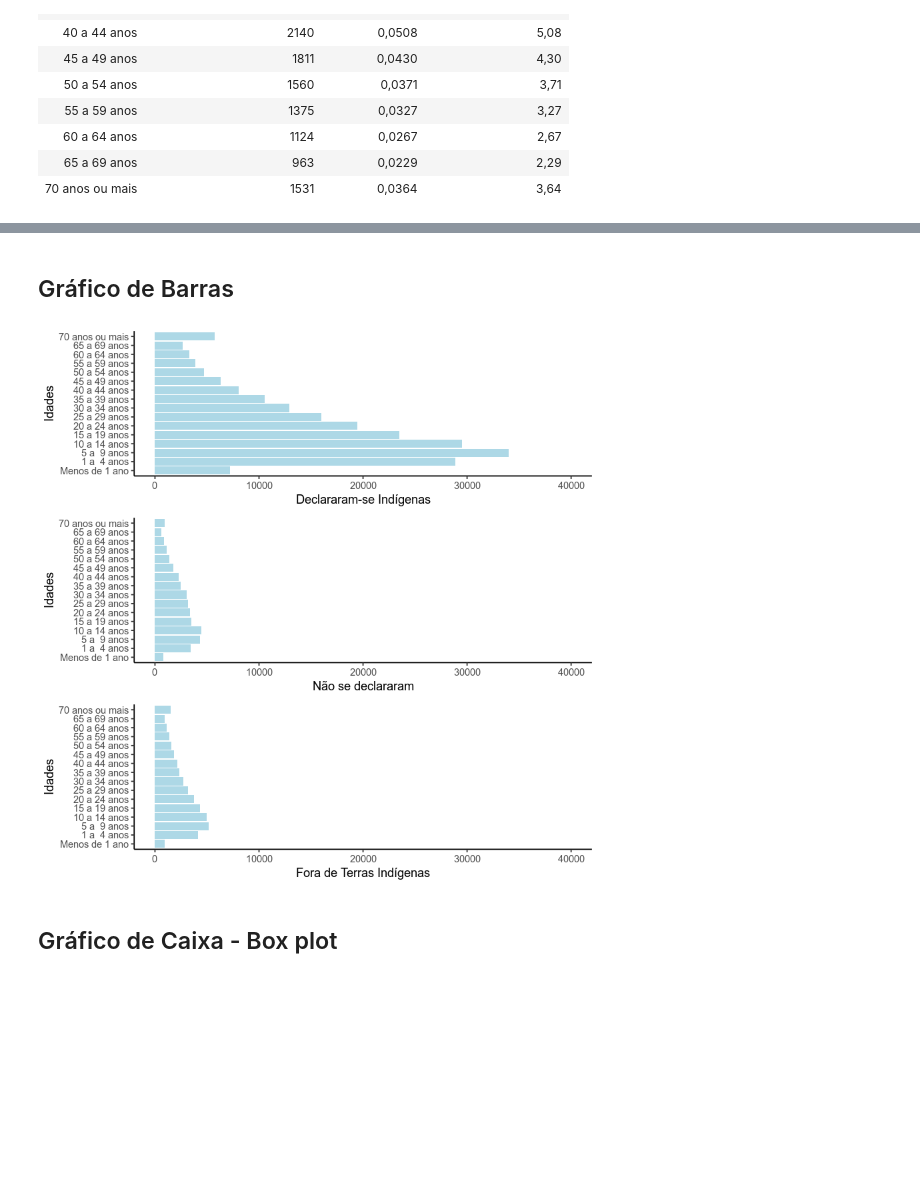
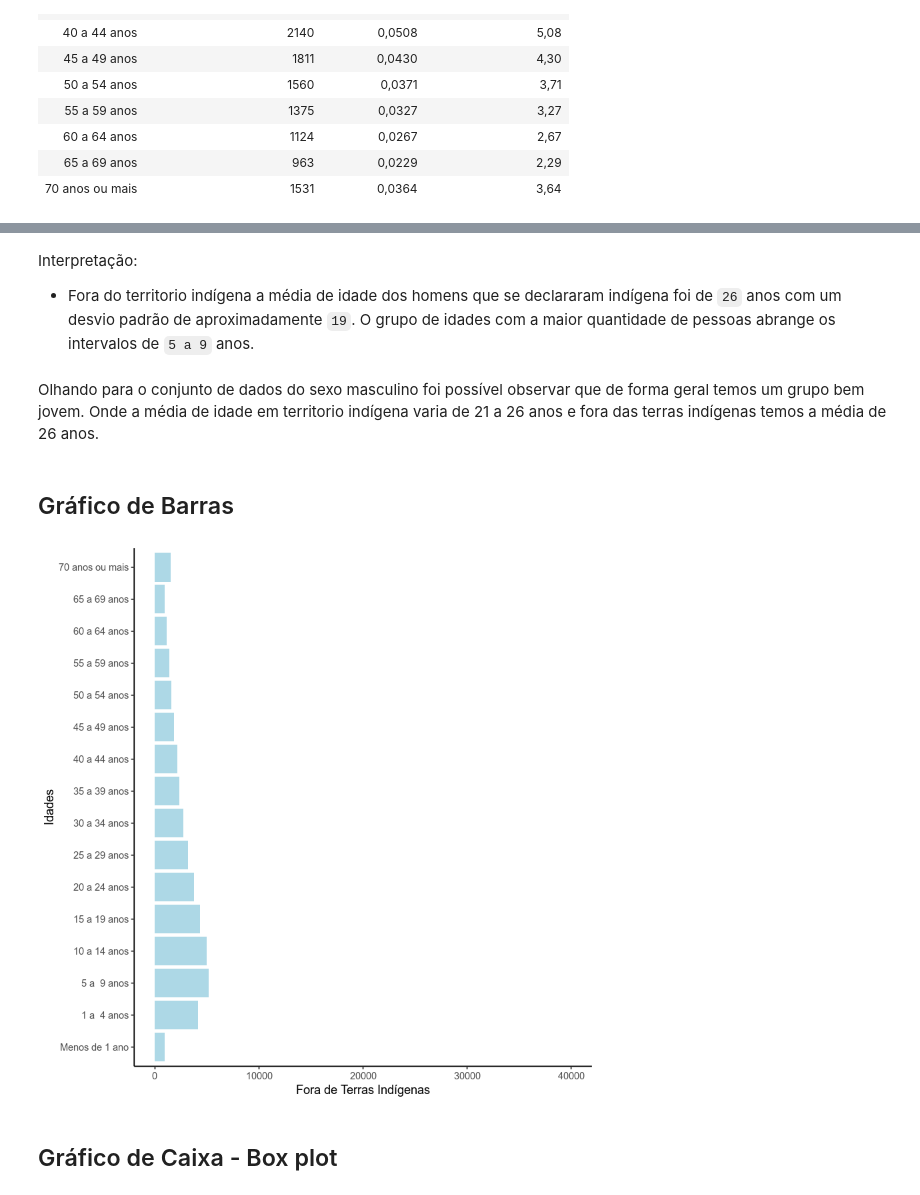
Before and after one commit to DanOliveira-DS/estatistica_ufg, a Jupyter notebook: EDA - Indígenas .ipynb, the cells around one changed output, grey strips where cells are left out. Cells and saved outputs as stored; diff of their text form; code cells hidden in the pictures; blank space fills up the shorter version.

```diff
--- a/EDA - Indígenas .ipynb
+++ b/EDA - Indígenas .ipynb
@@ -677,3 +630,8 @@ resumo_estatistico(homem_rural_fora_freq_table$`Fora de Terras Indígenas (fi)`)
+# %% [markdown]
+Interpretação:
+* Fora do territorio indígena a média de idade dos homens que se declararam indígena foi de `26` anos com um desvio padrão de aproximadamente `19`. O grupo de idades com a maior quantidade de pessoas abrange os intervalos de `5 a 9` anos.
+# %% [markdown]
+Olhando para o conjunto de dados do sexo masculino foi possível observar que de forma geral temos um grupo bem jovem. Onde a média de idade em territorio indígena varia de 21 a 26  anos e fora das terras indígenas temos a média de 26 anos.
 # %% [markdown]
 ## Gráfico de Barras
 # %%
@@ -682,35 +640,35 @@ plot1 <- homem_rural_ind_freq_table %>%
                            sort(`Declararam-se Indigenas (fi)`)),
               `Declararam-se Indigenas (fi)`))+
     coord_flip()+
     geom_col(fill="lightblue")+
     ylim(0, 40000) +
     labs(x = "Idades", y="Declararam-se Indígenas") +
     theme_classic()
 
 
 plot2 <- homem_rural_nind_freq_table %>%
     ggplot(aes(fct_reorder(Classe,
                            sort(`Não se declararam(fi)`)),
               `Não se declararam(fi)`))+
     coord_flip()+
     geom_col(fill="lightblue")+
     ylim(0, 40000) +
     labs(x = "Idades", y="Não se declararam") +
     theme_classic()
 
 plot3 <- homem_rural_fora_freq_table %>%
     ggplot(aes(fct_reorder(Classe,
                            sort(`Fora de Terras Indígenas (fi)`)),
               `Fora de Terras Indígenas (fi)`))+
     coord_flip()+
     geom_col(fill="lightblue")+
     ylim(0, 40000) +
     labs(x = "Idades", y="Fora de Terras Indígenas") +
     theme_classic()
 
-grid.arrange(plot1, plot2, plot3, nrow = 3)
+grid.arrange(plot3, nrow = 1)
 # %% [output]
-[figure, old version]
+[figure, new version]
 # %% [markdown]
 ## Gráfico de Caixa - Box plot
 # %%
```
Also changed, not shown: parts of 35 cells of this notebook.
